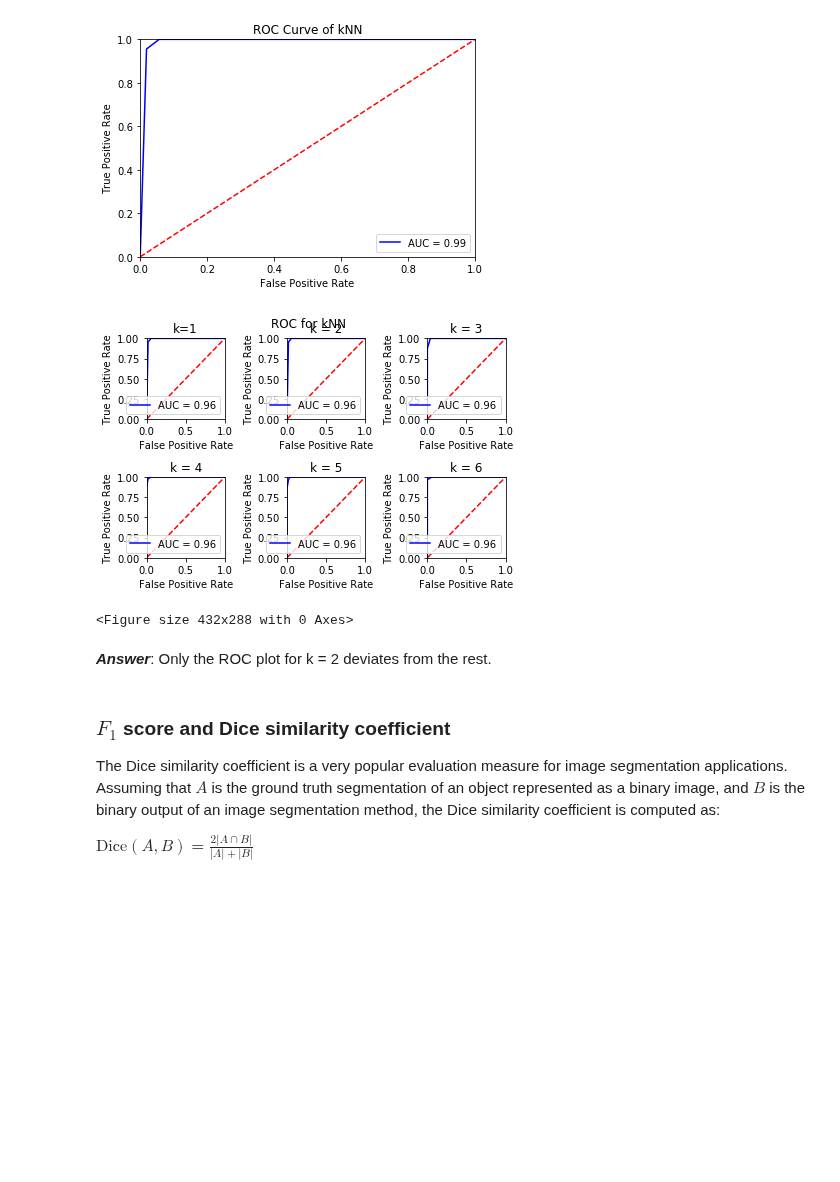
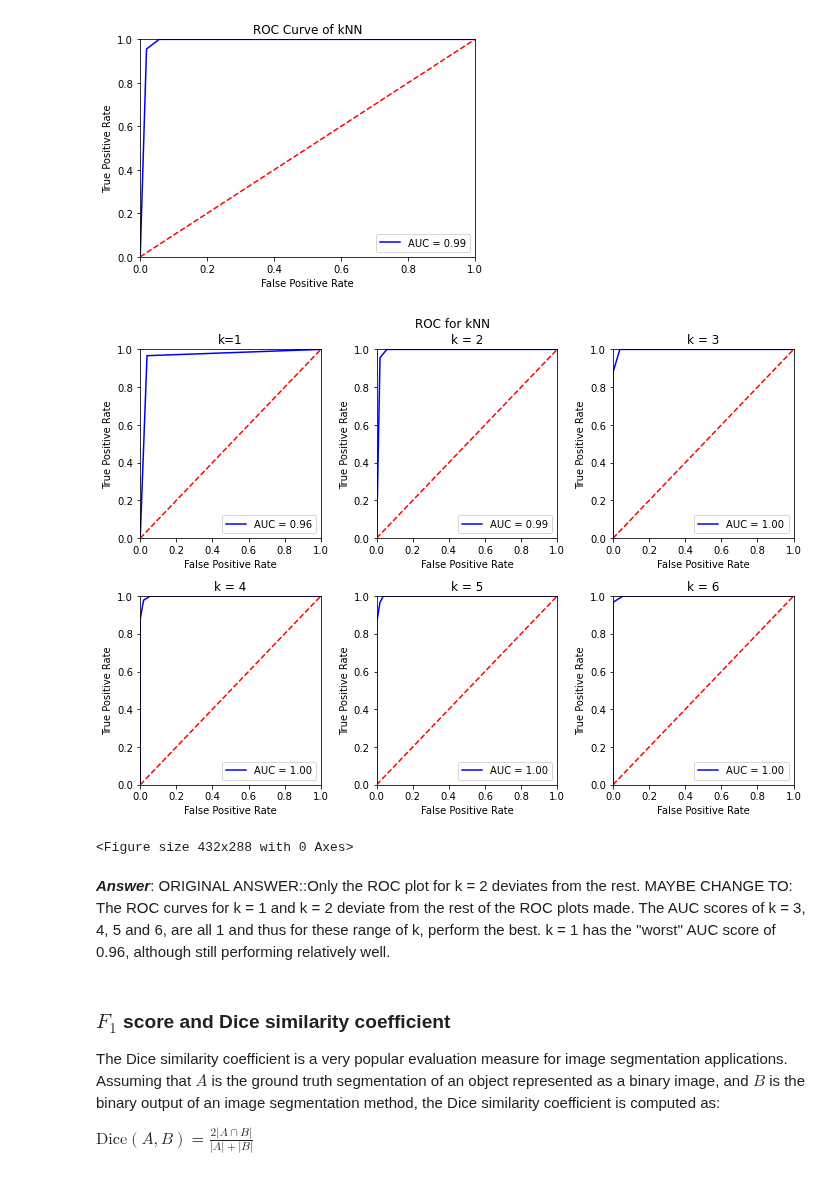
Before and after one commit to MirtheK/8dm50-machine-learning, a Jupyter notebook: practicals/week_2.ipynb, the cells around one changed output. Drawn from its saved outputs; the diff is of its cells as text; code cells hidden in the pictures; blank space fills up the shorter version.

Commit message:
Updated ROC exercise, plots size and evaluation

```diff
--- a/practicals/week_2.ipynb
+++ b/practicals/week_2.ipynb
@@ -452,9 +452,10 @@ def ROC(k):
     return roc_auc, fpr, tpr
 # %%
 roc_auc1, fpr1, tpr1 = ROC(1)
+plt.figure(figsize = (10,7))
+plt.subplot(2,3,1)
 
-plt.subplot(2,3,1)
-plt.plot(fpr2, tpr2, 'b', label = 'AUC = %0.2f' % roc_auc1)
+plt.plot(fpr1, tpr1, 'b', label = 'AUC = %0.2f' % roc_auc1)
 plt.legend(loc = 'lower right')
 plt.plot([0, 1], [0, 1],'r--')
 plt.xlim([0, 1]), plt.ylim([0, 1])
@@ -466,7 +467,7 @@ plt.tight_layout()
 roc_auc2, fpr2, tpr2 = ROC(2)
 
 plt.subplot(2,3,2)
-plt.plot(fpr2, tpr2, 'b', label = 'AUC = %0.2f' % roc_auc1)
+plt.plot(fpr2, tpr2, 'b', label = 'AUC = %0.2f' % roc_auc2)
 plt.legend(loc = 'lower right')
 plt.plot([0, 1], [0, 1],'r--')
 plt.xlim([0, 1]), plt.ylim([0, 1])
@@ -478,56 +479,59 @@ plt.tight_layout()
 roc_auc3, fpr3, tpr3 = ROC(3)
 
 plt.subplot(2,3,3)
-plt.plot(fpr3, tpr3, 'b', label = 'AUC = %0.2f' % roc_auc1)
+plt.plot(fpr3, tpr3, 'b', label = 'AUC = %0.2f' % roc_auc3)
 plt.legend(loc = 'lower right')
 plt.plot([0, 1], [0, 1],'r--')
 plt.xlim([0, 1]), plt.ylim([0, 1])
 plt.ylabel('True Positive Rate')
 plt.xlabel('False Positive Rate')
 plt.title('k = 3')
-plt.tight_layout()
+#plt.tight_layout()
 
 roc_auc4, fpr4, tpr4 = ROC(4)
 
 plt.subplot(2,3,4)
-plt.plot(fpr4, tpr4, 'b', label = 'AUC = %0.2f' % roc_auc1)
+plt.plot(fpr4, tpr4, 'b', label = 'AUC = %0.2f' % roc_auc4)
 plt.legend(loc = 'lower right')
 plt.plot([0, 1], [0, 1],'r--')
 plt.xlim([0, 1]), plt.ylim([0, 1])
 plt.ylabel('True Positive Rate')
 plt.xlabel('False Positive Rate')
 plt.title('k = 4')
 plt.tight_layout()
 
 roc_auc5, fpr5, tpr5 = ROC(5)
 plt.subplot(2,3,5)
-plt.plot(fpr5, tpr5, 'b', label = 'AUC = %0.2f' % roc_auc1)
+plt.plot(fpr5, tpr5, 'b', label = 'AUC = %0.2f' % roc_auc5)
 plt.legend(loc = 'lower right')
 plt.plot([0, 1], [0, 1],'r--')
 plt.xlim([0, 1]), plt.ylim([0, 1])
 plt.ylabel('True Positive Rate')
 plt.xlabel('False Positive Rate')
 plt.title('k = 5')
 plt.tight_layout()
 
 roc_auc6, fpr6, tpr6 = ROC(6)
 plt.subplot(2,3,6)
-plt.plot(fpr6, tpr6, 'b', label = 'AUC = %0.2f' % roc_auc1)
+plt.plot(fpr6, tpr6, 'b', label = 'AUC = %0.2f' % roc_auc6)
 plt.legend(loc = 'lower right')
 plt.plot([0, 1], [0, 1],'r--')
 plt.xlim([0, 1]), plt.ylim([0, 1])
 plt.ylabel('True Positive Rate')
 plt.xlabel('False Positive Rate')
 plt.title('k = 6')
-plt.suptitle('ROC for kNN')
+plt.suptitle('ROC for kNN', y =1.01)
 
 plt.show()
 plt.tight_layout()
+
+print()
 # %% [output]
-[figure, old version]
+[figure, new version]
 <Figure size 432x288 with 0 Axes>
-# %% [markdown]
-***Answer***: Only the ROC plot for k = 2 deviates from the rest.
+# %% [markdown]
+***Answer***: ORIGINAL ANSWER::Only the ROC plot for k = 2 deviates from the rest.
+MAYBE CHANGE TO: The ROC curves for k = 1 and k = 2 deviate from the rest of the ROC plots made. The AUC scores of k = 3, 4, 5 and 6, are all 1 and thus for these range of k, perform the best. k = 1 has the ''worst'' AUC score of 0.96, although still performing relatively well.
 # %% [markdown]
 ### $F_1$ score and Dice similarity coefficient
 
```
Also changed, not shown: parts of 2 cells of this notebook.
